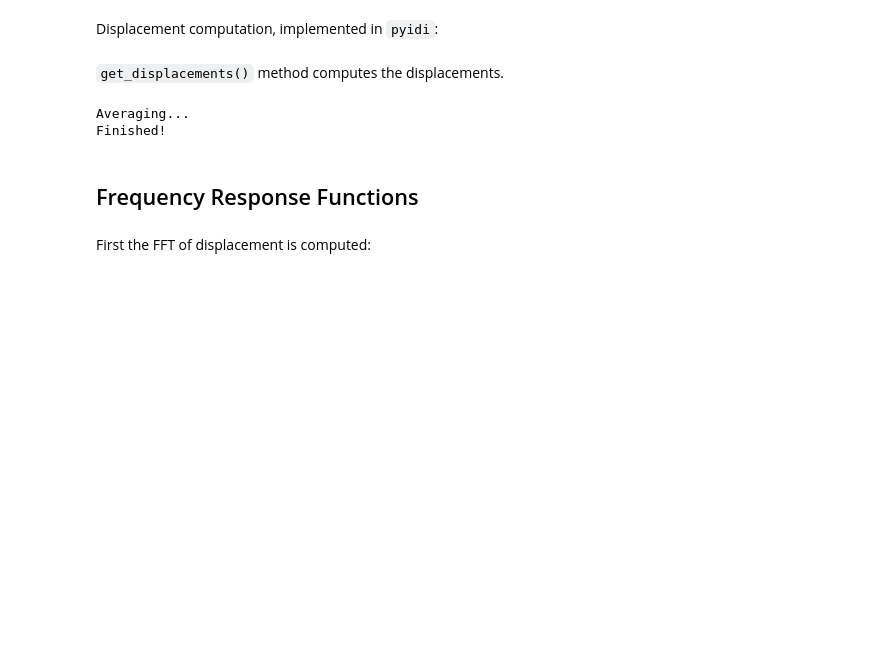
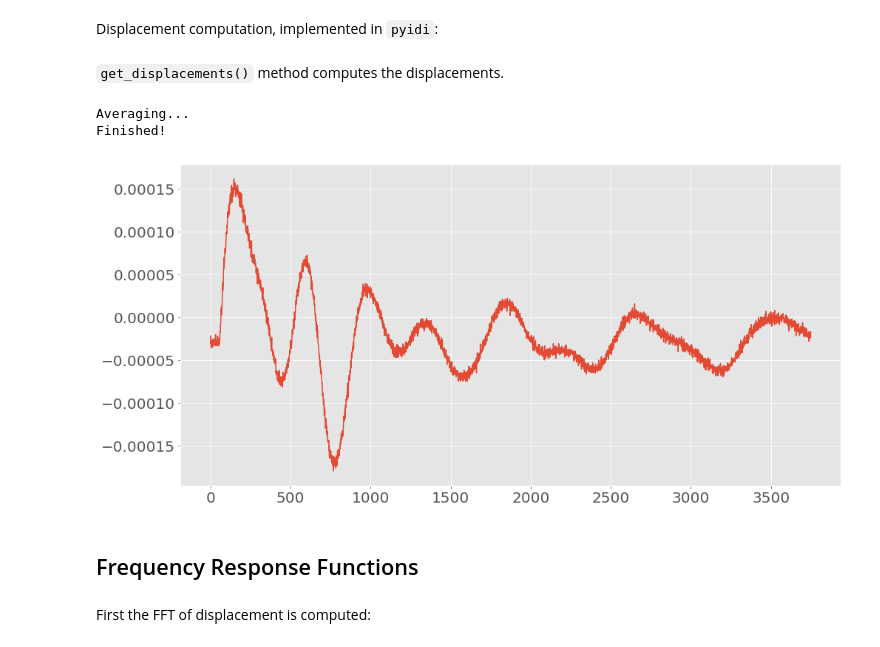
Before and after one commit to ladisk/ImageBasedModalAnalysisTutorial, a Jupyter notebook: ImageBasedModalAnalysisTutorial.ipynb, the cells around one changed output. Drawn from its saved outputs; the diff is of its cells as text; code cells hidden in the pictures; blank space fills up the shorter version.

```diff
--- a/ImageBasedModalAnalysisTutorial.ipynb
+++ b/ImageBasedModalAnalysisTutorial.ipynb
@@ -241,7 +248,7 @@ ax.set_title('Gradient in $y$-direction');
 # %% [markdown]
 Displacement computation, implemented in ``pyidi``:
 # %%
-video.set_points(inds, n=n) # setting points for analysis
+video.set_points(inds, n=n, method='simplified_optical_flow') # setting points for analysis
 # %% [markdown]
 ``get_displacements()`` method computes the displacements.
 # %%
@@ -253,8 +260,11 @@ displacements = video.get_displacements(
 Averaging...
 Finished!
 # %%
+show_identified_point = 14
 fig, ax = plt.subplots()
-ax.plot(displacements[:, 10]);
+ax.plot(displacements[:, show_identified_point]);
+# %% [output]
+[figure, added]
 # %% [markdown]
 ## Frequency Response Functions
 # %%
```
Also changed, not shown: parts of 16 cells of this notebook, 1 other file.
